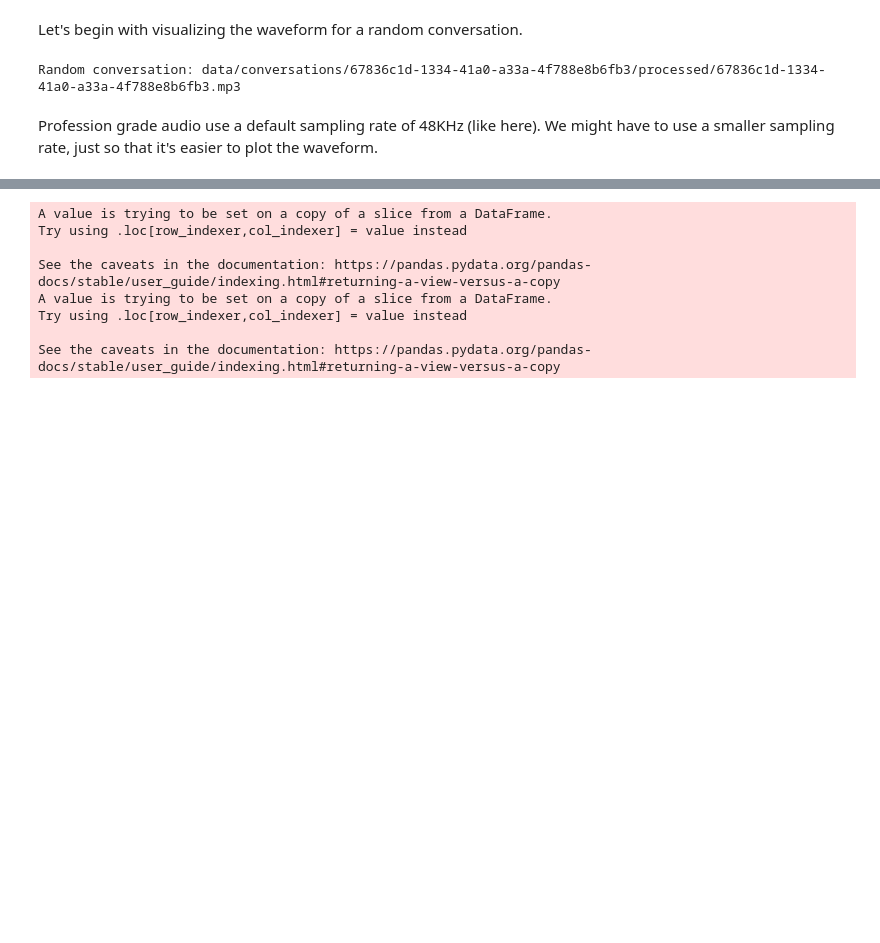
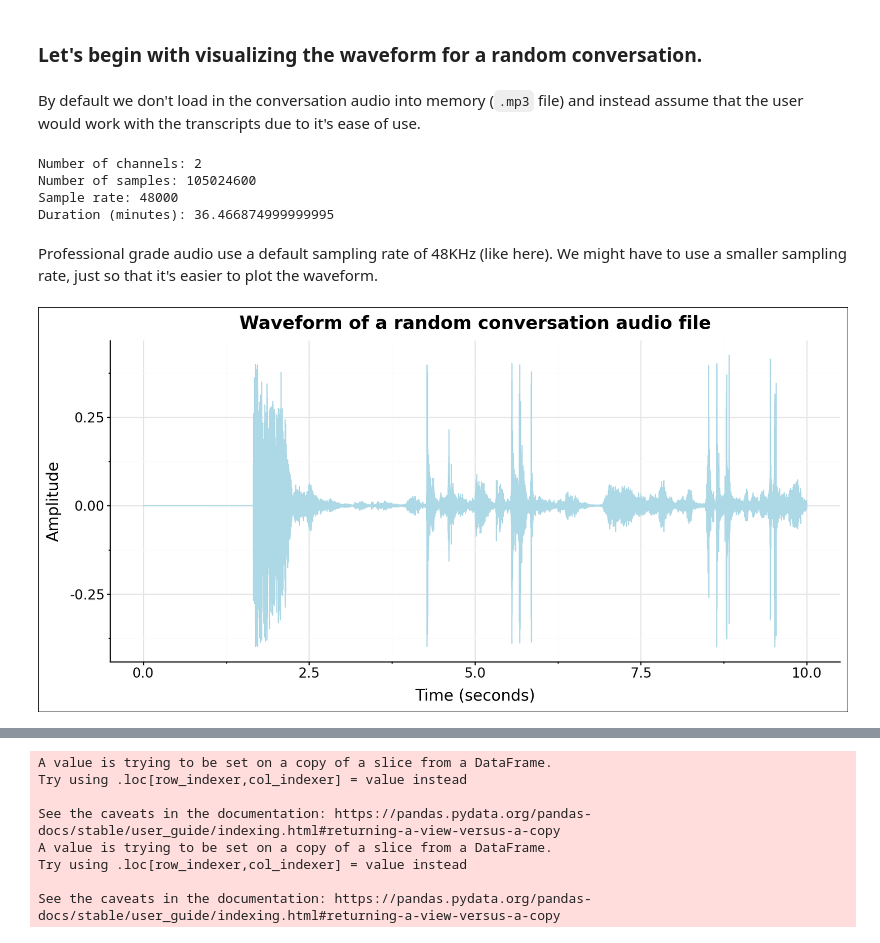
Before and after one commit to shshnk94/convodynamics, a Jupyter notebook: analysis.ipynb, the cells around one changed output, grey strips where cells are left out. Saved outputs shown, nothing was run; the diff lists cells and outputs as text; code cells hidden in the pictures; blank space fills up the shorter version.

```diff
--- a/analysis.ipynb
+++ b/analysis.ipynb
@@ -32,17 +77,57 @@ p9.theme_set(
 # %% [markdown]
-Let's begin with visualizing the waveform for a random conversation.
+### Let's begin with visualizing the waveform for a random conversation.
+# %% [markdown]
+By default we don't load in the conversation audio into memory (`.mp3` file) and instead assume that the user would work with the transcripts due to it's ease of use.
+# %%
+import torchaudio
+
+# get random conversation and it's audio file
+random_conversation = corpus.random_conversation()
+audio_file = random_conversation.retrieve_meta("audio_file")
+
+# load the audio file into memory using torchaudio
+yt, sr = torchaudio.load(audio_file)
+
+# Print audio file details
+print("Number of channels:", yt.shape[0])
+print("Number of samples:", yt.shape[1])
+if yt.shape[0] > 1:
+    yt = yt.mean(dim=0) # Convert to mono by averaging channels if stereo
+
+print("Sample rate:", sr)
+print("Duration (minutes):", yt.shape[0] / sr / 60)
+# %% [output]
+Number of channels: 2
+Number of samples: 105024600
+Sample rate: 48000
+Duration (minutes): 36.466874999999995
+# %% [markdown]
+Professional grade audio use a default sampling rate of 48KHz (like here). We might have to use a smaller sampling rate, just so that it's easier to plot the waveform.
 # %%
-# why 42? because 42 is the answer to life, the universe and everything (according to The Hitchhiker's Guide to the Galaxy)
-random.seed(42)
+def plot_waveform(yt, sr, start=0, end=None):
 
-conversations = glob(os.path.join(CONVERSATIONS, "*"))
-audio_files = [glob(os.path.join(c, "processed", "*.mp3"))[0] for c in conversations]
-random_conversation = random.sample(audio_files, 1)[0]
+    if end is None: end = yt.shape[0]
 
-print("Random conversation:", random_conversation)
+    points = pd.DataFrame({
+        "Sample Index": range(start, end),
+        "Time": [i / sr for i in range(start, end)],
+        "Amplitude": yt[start:end]
+    })
+
+    plot = (
+        p9.ggplot(points, p9.aes(x="Time", y="Amplitude"))
+        + p9.geom_line(color="lightblue", size=0.5)
+        + p9.labs(
+            title="Waveform of a random conversation audio file",
+            x="Time (seconds)",
+            y="Amplitude")
+    )
+
+    return plot
+
+# Plot the first 10 seconds of the audio
+start = 0
+end = sr * 10 # 10 seconds
+plot_waveform(yt, sr, start, end)
 # %% [output]
-Random conversation: data/conversations/67836c1d-1334-41a0-a33a-4f788e8b6fb3/processed/67836c1d-1334-41a0-a33a-4f788e8b6fb3.mp3
+[figure, added]
-# %% [markdown]
-
-
-Profession grade audio use a default sampling rate of 48KHz (like here). We might have to use a smaller sampling rate, just so that it's easier to plot the waveform.
```
Also changed, not shown: parts of 23 cells of this notebook, 5 other files.
